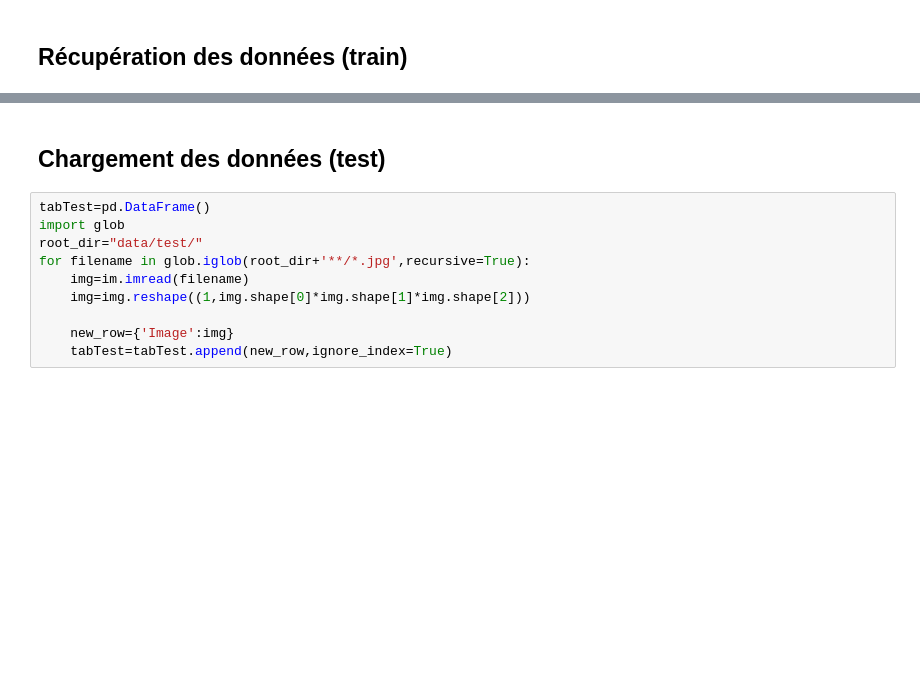
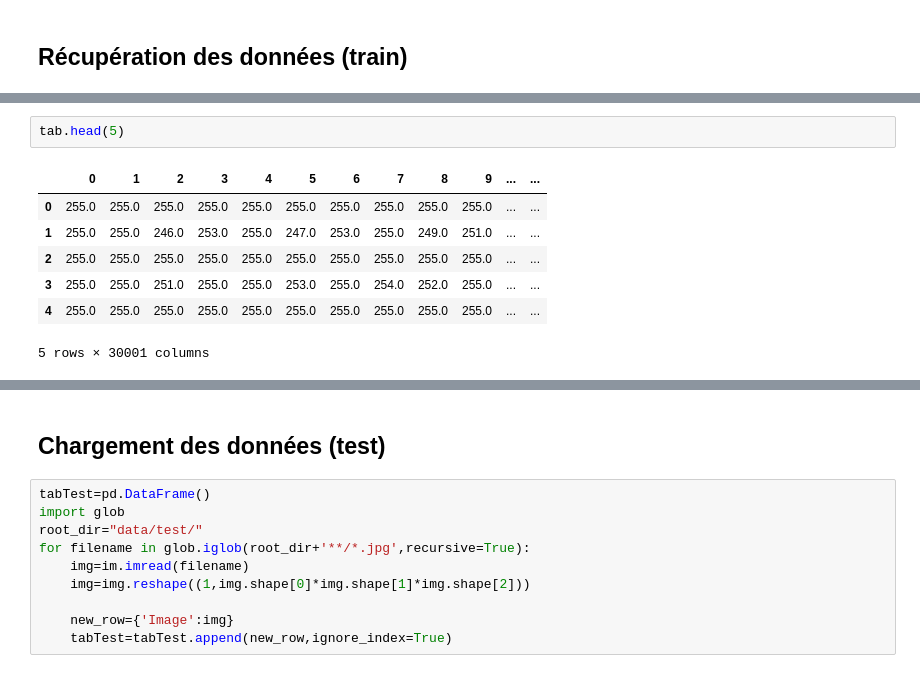
Before and after one commit to flomSStaar/IA-FruitRecognition, a Jupyter notebook: Fruit recognition.ipynb, the cells around one changed output, grey strips where cells are left out. Saved outputs shown, nothing was run; the diff lists cells and outputs as text; blank space fills up the shorter version.

```diff
--- a/Fruit recognition.ipynb
+++ b/Fruit recognition.ipynb
@@ -52,2 +88,12 @@ tab.head(5)
+# %%
+tab.head(5)
+# %% [output]
+|  | 0 | 1 | 2 | 3 | 4 | 5 | 6 | 7 | 8 | 9 | ... | ... |
+| 0 | 255.0 | 255.0 | 255.0 | 255.0 | 255.0 | 255.0 | 255.0 | 255.0 | 255.0 | 255.0 | ... | ... |
+| 1 | 255.0 | 255.0 | 246.0 | 253.0 | 255.0 | 247.0 | 253.0 | 255.0 | 249.0 | 251.0 | ... | ... |
+| 2 | 255.0 | 255.0 | 255.0 | 255.0 | 255.0 | 255.0 | 255.0 | 255.0 | 255.0 | 255.0 | ... | ... |
+| 3 | 255.0 | 255.0 | 251.0 | 255.0 | 255.0 | 253.0 | 255.0 | 254.0 | 252.0 | 255.0 | ... | ... |
+| 4 | 255.0 | 255.0 | 255.0 | 255.0 | 255.0 | 255.0 | 255.0 | 255.0 | 255.0 | 255.0 | ... | ... |
+5 rows × 30001 columns
 # %%
 tab.isna().sum()
```
Also changed, not shown: parts of 13 cells of this notebook.
